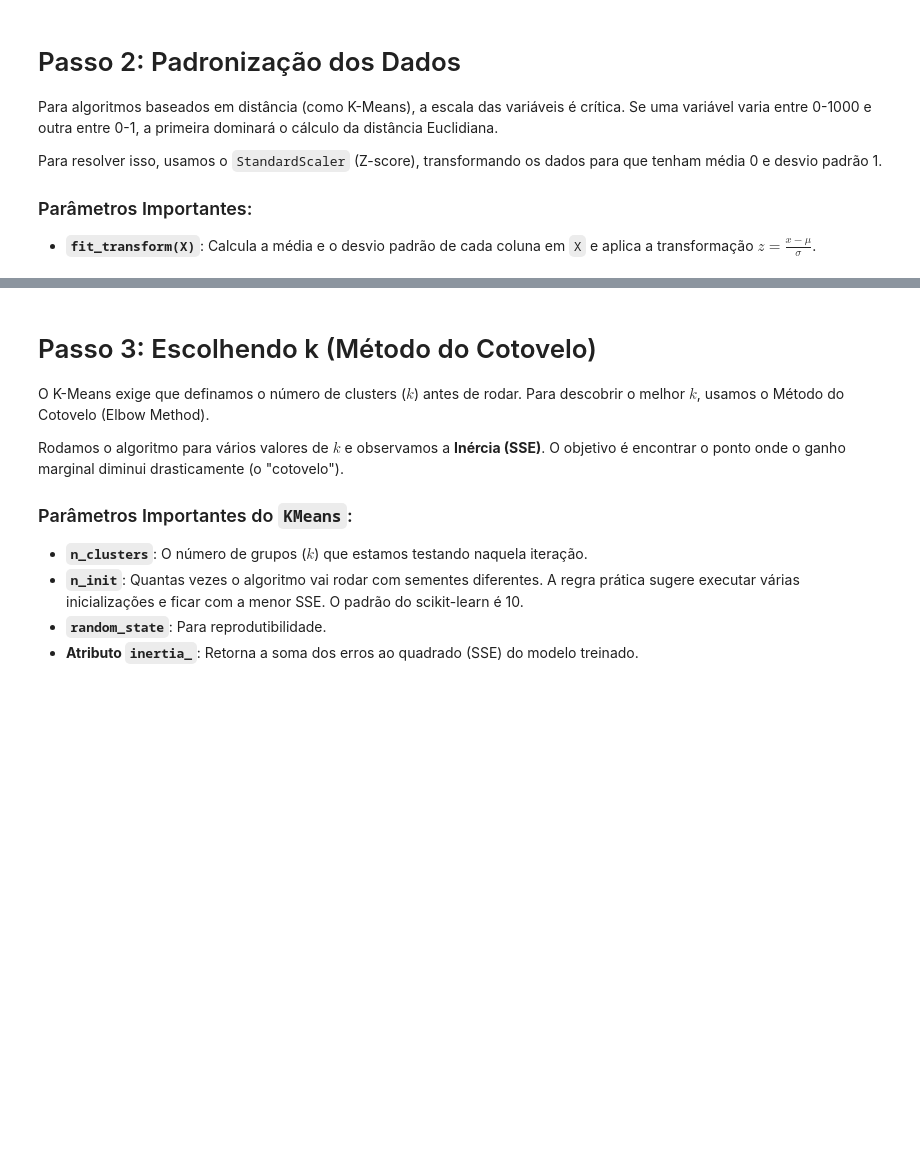
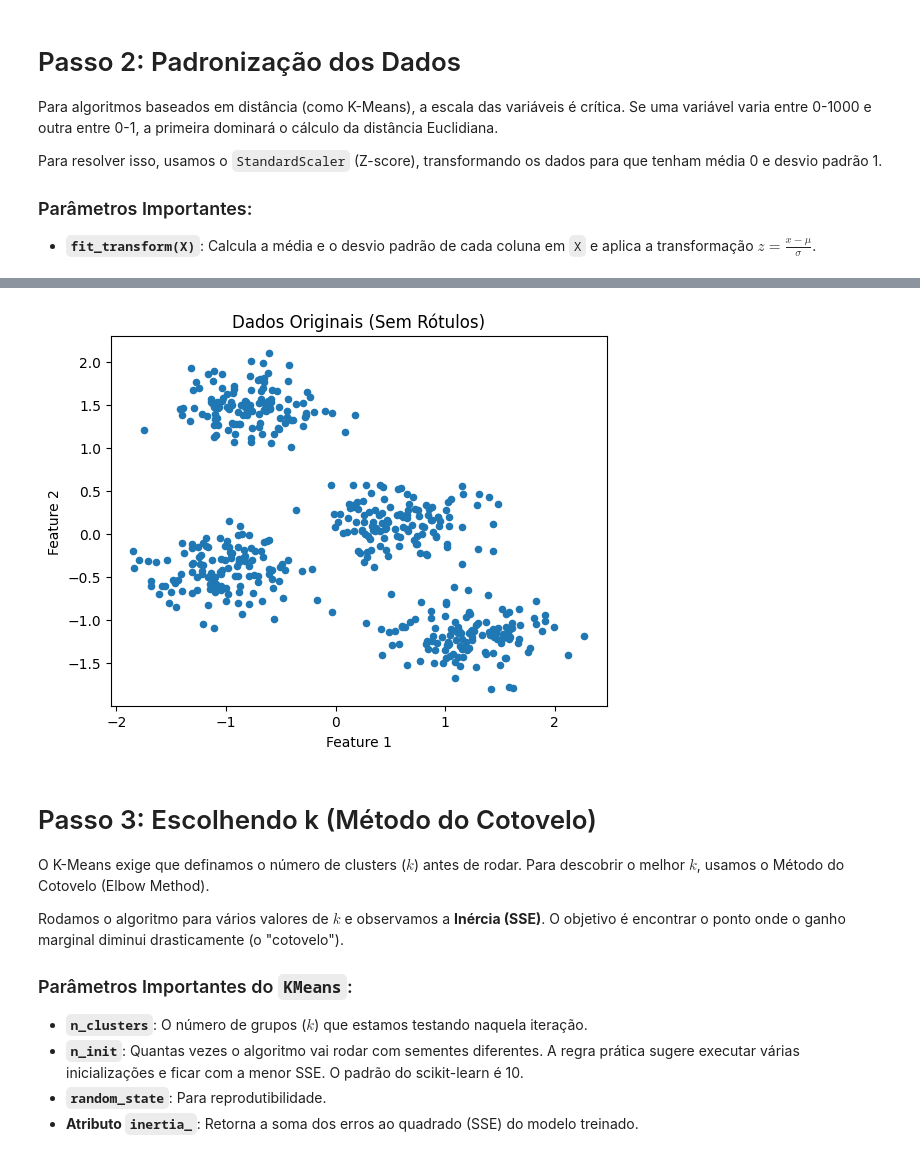
Before and after one commit to obimelo/Curso-MachineLearning-FCUP, a Jupyter notebook: Aulas/Aula07/Aula/cluster.ipynb, the cells around one changed output, grey strips where cells are left out. Saved outputs shown, nothing was run; the diff lists cells and outputs as text; code cells hidden in the pictures; blank space fills up the shorter version.

```diff
--- a/Aulas/Aula07/Aula/cluster.ipynb
+++ b/Aulas/Aula07/Aula/cluster.ipynb
@@ -46,3 +53,12 @@ print("Desvio padrão após escala:", np.std(X_scaled))
+# %%
+# Visualizar os dados "crus" (como o algoritmo vê)
+plt.scatter(X_scaled[:, 0], X_scaled[:, 1], s=20)
+plt.title("Dados Originais (Sem Rótulos)")
+plt.xlabel("Feature 1")
+plt.ylabel("Feature 2")
+plt.show()
+# %% [output]
+[figure, added]
 # %% [markdown]
 # Passo 3: Escolhendo k (Método do Cotovelo)
 
```
Also changed, not shown: parts of 5 cells of this notebook, 7 other files.
